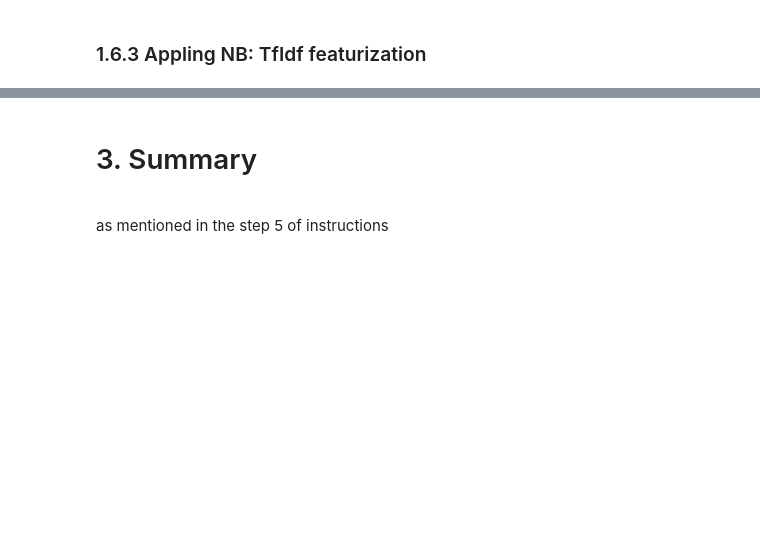
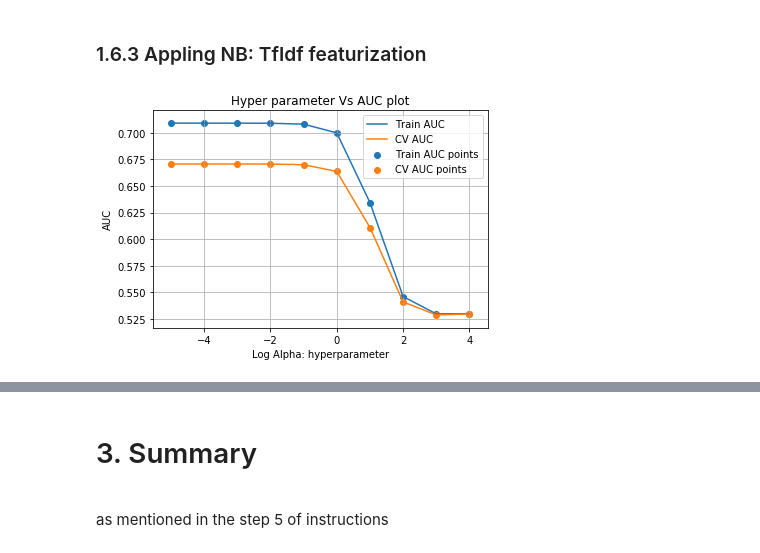
Before and after one commit to iamanik4/Python-Course-Assignment, a Jupyter notebook: 08. Apply Naive Bayes on Donors Choose dataset/6_Assignment_NB_Instructions.ipynb, the cells around one changed output, grey strips where cells are left out. Drawn from its saved outputs; the diff is of its cells as text; code cells hidden in the pictures; blank space fills up the shorter version.

```diff
--- a/08. Apply Naive Bayes on Donors Choose dataset/6_Assignment_NB_Instructions.ipynb
+++ b/08. Apply Naive Bayes on Donors Choose dataset/6_Assignment_NB_Instructions.ipynb
@@ -322,5 +391,5 @@ results.head()
 # %%
- best_alpha = 50
+ best_alpha = 100
 # %%
 # https://scikit-learn.org/stable/modules/generated/sklearn.metrics.roc_curve.html#sklearn.metrics.roc_curve
 from sklearn.metrics import roc_curve, auc
@@ -409,40 +512,41 @@ print("="*100)
 # %% [markdown]
 ### 1.6.3 Appling NB: TfIdf featurization
 # %%
-
 model_tfidf = MultinomialNB()
-parameters = {'alpha':[3, 15, 25, 40, 51, 101]}
+parameters = {'alpha':[0.00001,0.0001,0.001,0.01,0.1,1,10,100,1000,10000]}
 
 clf_idf = GridSearchCV(model_tfidf,parameters,cv = 3,n_jobs = -1,scoring = 'roc_auc')
 clf_idf.fit(X_tr_tfidf,Y_train)
 
 results = pd.DataFrame.from_dict(clf_idf.cv_results_)
 # print(results.head())
 results = results.sort_values(['param_alpha'])
 
 train_auc= results['mean_train_score']
 train_auc_std= results['std_train_score']
 cv_auc = results['mean_test_score']
 cv_auc_std= results['std_test_score']
-alpha =  results['param_alpha']
+log_alpha =  [math.log10(i) for i in results['param_alpha']]
 
-plt.plot(alpha, train_auc, label='Train AUC')
+plt.plot(log_alpha, train_auc, label='Train AUC')
 # this code is copied from here: https://stackoverflow.com/a/48803361/4084039
 # plt.gca().fill_between(K, train_auc - train_auc_std,train_auc + train_auc_std,alpha=0.2,color='darkblue')
 
-plt.plot(alpha, cv_auc, label='CV AUC')
+plt.plot(log_alpha, cv_auc, label='CV AUC')
 # this code is copied from here: https://stackoverflow.com/a/48803361/4084039
 # plt.gca().fill_between(K, cv_auc - cv_auc_std,cv_auc + cv_auc_std,alpha=0.2,color='darkorange')
 
-plt.scatter(alpha, train_auc, label='Train AUC points')
-plt.scatter(alpha, cv_auc, label='CV AUC points')
+plt.scatter(log_alpha, train_auc, label='Train AUC points')
+plt.scatter(log_alpha, cv_auc, label='CV AUC points')
 
 
 plt.legend()
-plt.xlabel("Alpha: hyperparameter")
+plt.xlabel("Log Alpha: hyperparameter")
 plt.ylabel("AUC")
 plt.title("Hyper parameter Vs AUC plot")
 plt.grid()
 plt.show()
 
 results.head()
+# %% [output]
+[figure, added]
```
Also changed, not shown: parts of 22 cells of this notebook.
